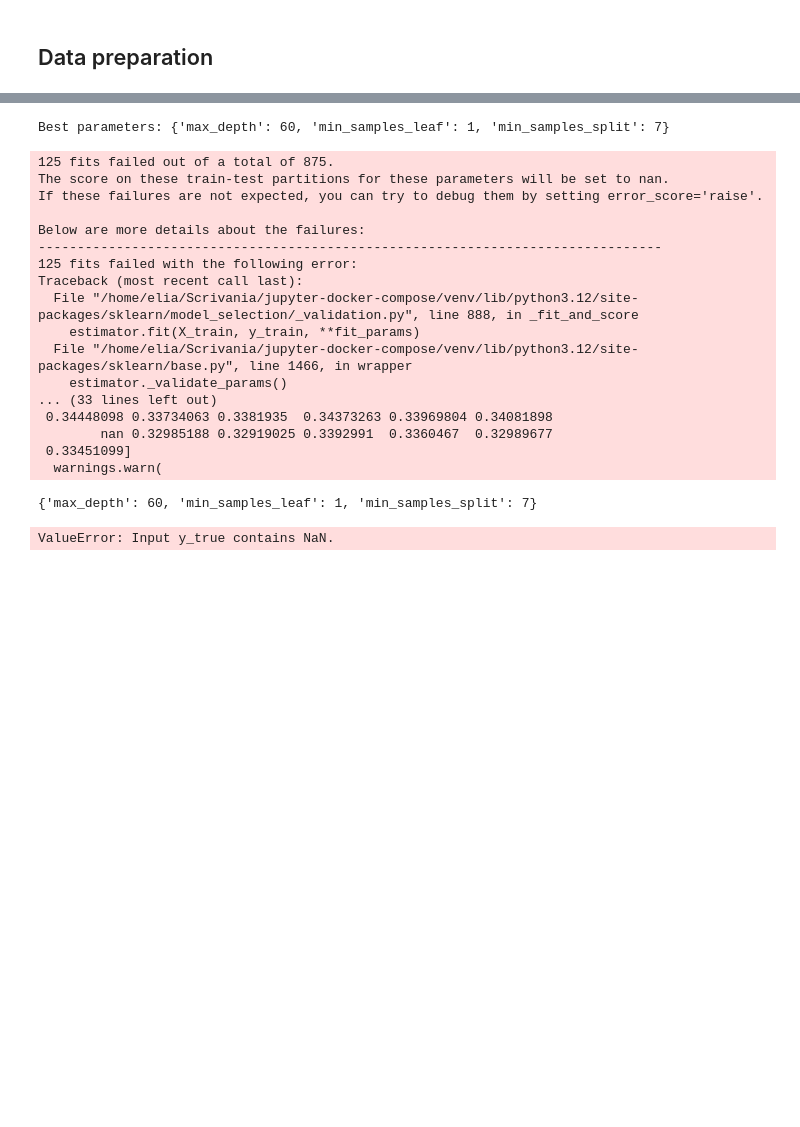
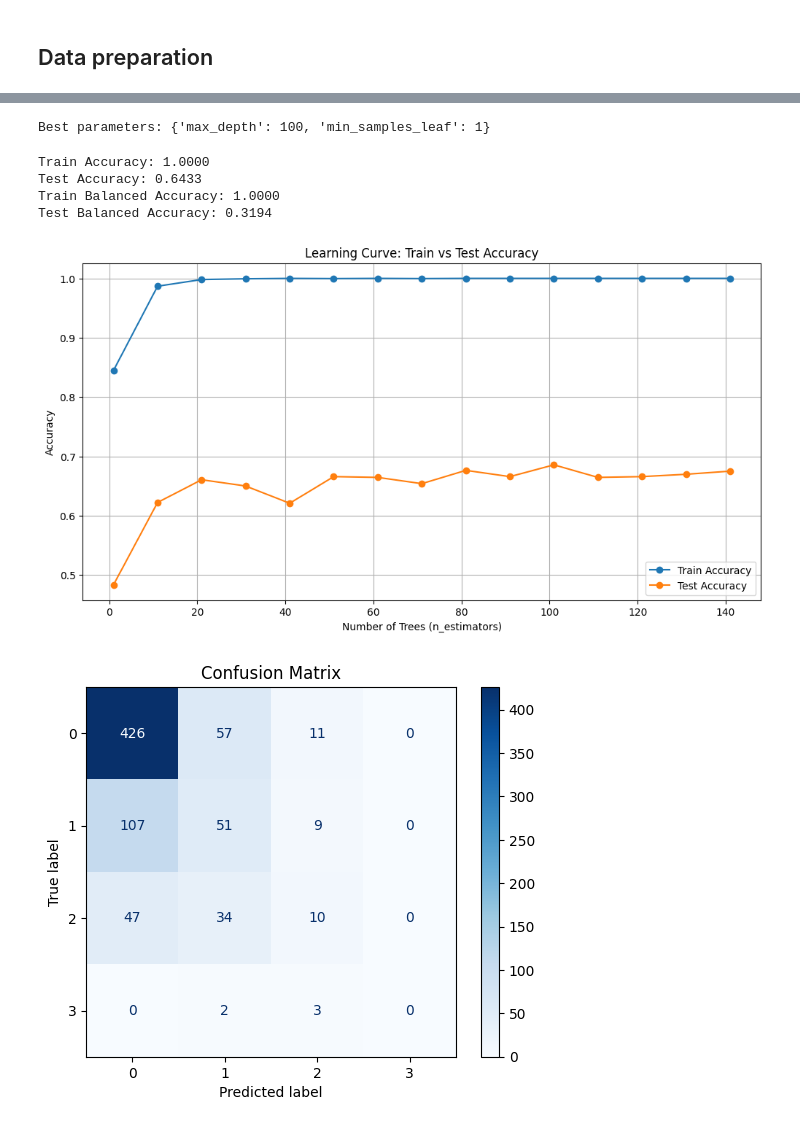
Before and after one commit to EliaCoro/progetto_dwm, a Jupyter notebook: work/progetto.ipynb, the cells around one changed output, grey strips where cells are left out. Drawn from its saved outputs; the diff is of its cells as text; code cells hidden in the pictures; blank space fills up the shorter version.

```diff
--- a/work/progetto.ipynb
+++ b/work/progetto.ipynb
@@ -326,29 +320,27 @@ Index(['BIA-BIA_BMI', 'Basic_Demos-Age', 'Basic_Demos-Sex', 'CGAS-CGAS_Score',
 # %%
-#from cleaning.gred_search_rf import grid_search_rf
-from sklearn.metrics import make_scorer, classification_report
 from sklearn.model_selection import GridSearchCV
 from sklearn.ensemble import RandomForestClassifier
+from sklearn.metrics import balanced_accuracy_score, make_scorer
 
-def macro_f1_score(y_true, y_pred):
-    report = classification_report(y_true, y_pred, output_dict=True, zero_division=1)
-    return report['macro avg']['f1-score']
-
-def grid_search_rf(X, y):
-    model = RandomForestClassifier(n_jobs=-1)
+def grid_search_rf(X_train, y_train):
+    model = RandomForestClassifier(
+        n_jobs=-1,
+        class_weight="balanced"
+    )
 
     param_grid = {
-        'max_depth': [30, 40, 50, 60, 70],
-        'min_samples_split': [1, 2, 3, 4, 5, 6, 7],
-        'min_samples_leaf': [1, 2, 3, 5, 10]
+        'max_depth': [10, 20, 40, 60, 80, 100, 150],
+        'min_samples_leaf': [1, 2, 3, 4, 5]
     }
 
+    # Usa la balanced_accuracy_score come metrica
     grid_search = GridSearchCV(
         estimator=model,
         param_grid=param_grid,
-        scoring=make_scorer(macro_f1_score),
-        cv=5
+        cv=10
     )
 
+    # Esegui la ricerca
     grid_search.fit(X_train, y_train)
 
     best_params = grid_search.best_params_
@@ -356,34 +348,17 @@ def grid_search_rf(X, y):
 
     return best_params
 
+# Esegui il grid search
 parameters = grid_search_rf(X_train, y_train)
-
-parameters
 # %% [output]
-Best parameters: {'max_depth': 60, 'min_samples_leaf': 1, 'min_samples_split': 7}
+Best parameters: {'max_depth': 100, 'min_samples_leaf': 1}
-125 fits failed out of a total of 875.
-The score on these train-test partitions for these parameters will be set to nan.
-If these failures are not expected, you can try to debug them by setting error_score='raise'.
-
-Below are more details about the failures:
---------------------------------------------------------------------------------
-125 fits failed with the following error:
-Traceback (most recent call last):
-  File "/home/elia/Scrivania/jupyter-docker-compose/venv/lib/python3.12/site-packages/sklearn/model_selection/_validation.py", line 888, in _fit_and_score
-    estimator.fit(X_train, y_train, **fit_params)
-  File "/home/elia/Scrivania/jupyter-docker-compose/venv/lib/python3.12/site-packages/sklearn/base.py", line 1466, in wrapper
-    estimator._validate_params()
-... (33 lines left out)
- 0.34448098 0.33734063 0.3381935  0.34373263 0.33969804 0.34081898
-        nan 0.32985188 0.32919025 0.3392991  0.3360467  0.32989677
- 0.33451099]
-  warnings.warn(
-{'max_depth': 60, 'min_samples_leaf': 1, 'min_samples_split': 7}
 # %%
 from sklearn.ensemble import RandomForestClassifier
 from sklearn.metrics import accuracy_score
 from sklearn.model_selection import train_test_split
 from utils.print_confusion_matrix import print_confusion_matrix
+from sklearn.metrics import accuracy_score, balanced_accuracy_score
+from sklearn.tree import plot_tree
 
 model = RandomForestClassifier(**parameters)
 
@@ -392,39 +367,53 @@ model.fit(X_train, y_train)
 y_train_pred = model.predict(X_train)
 y_test_pred = model.predict(X_test[X_train.columns])
 
+# Calcola l'accuracy per il training e il test
 train_accuracy = accuracy_score(y_train, y_train_pred)
 test_accuracy = accuracy_score(y_test, y_test_pred)
 
+# Calcola la balanced accuracy per il training e il test
+train_balanced_accuracy = balanced_accuracy_score(y_train, y_train_pred)
+test_balanced_accuracy = balanced_accuracy_score(y_test, y_test_pred)
+
+# Stampa i risultati
 print(f"Train Accuracy: {train_accuracy:.4f}")
 print(f"Test Accuracy: {test_accuracy:.4f}")
+print(f"Train Balanced Accuracy: {train_balanced_accuracy:.4f}")
+print(f"Test Balanced Accuracy: {test_balanced_accuracy:.4f}")
+
 
 n_estimators_range = range(1, 150, 10)
 train_accuracies = []
 test_accuracies = []
 
 for n in n_estimators_range:
     model = RandomForestClassifier(
         max_depth=parameters['max_depth'],
         min_samples_leaf=parameters['min_samples_leaf'],
-        min_samples_split=parameters['min_samples_split'],
-        n_estimators=n
+        n_estimators=n,
+        class_weight="balanced"
     )
     model.fit(X_train, y_train)
     train_accuracies.append(accuracy_score(y_train, model.predict(X_train)))
     test_accuracies.append(accuracy_score(y_test, model.predict(X_test)))
 
 # Grafico delle accuratezze per il numero di alberi
 plt.figure(figsize=(12, 6))
 plt.plot(n_estimators_range, train_accuracies, label='Train Accuracy', marker='o')
 plt.plot(n_estimators_range, test_accuracies, label='Test Accuracy', marker='o')
 plt.xlabel("Number of Trees (n_estimators)")
 plt.ylabel("Accuracy")
 plt.title("Learning Curve: Train vs Test Accuracy")
 plt.legend()
 plt.grid()
 plt.show()
 
 print_confusion_matrix(y_test, y_test_pred)
 # %% [output]
-ValueError: Input y_true contains NaN.
+Train Accuracy: 1.0000
+Test Accuracy: 0.6433
+Train Balanced Accuracy: 1.0000
+Test Balanced Accuracy: 0.3194
+[figure, added]
+[figure, added]
 # %%
```
Also changed, not shown: parts of 19 cells of this notebook, 1 other file.
